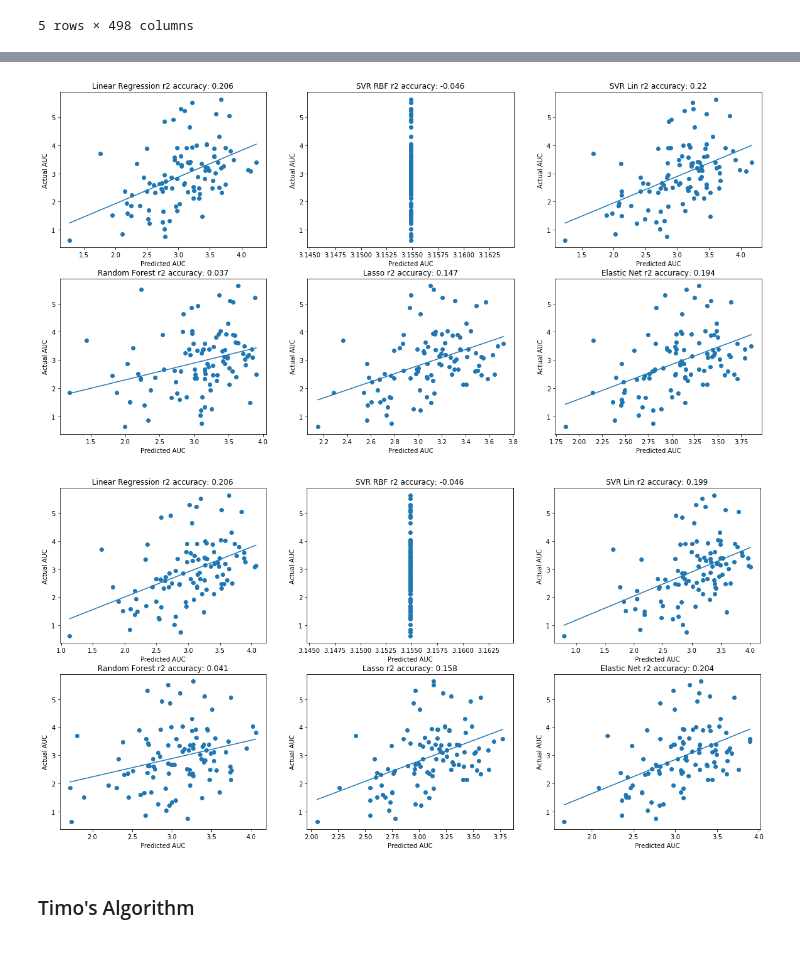
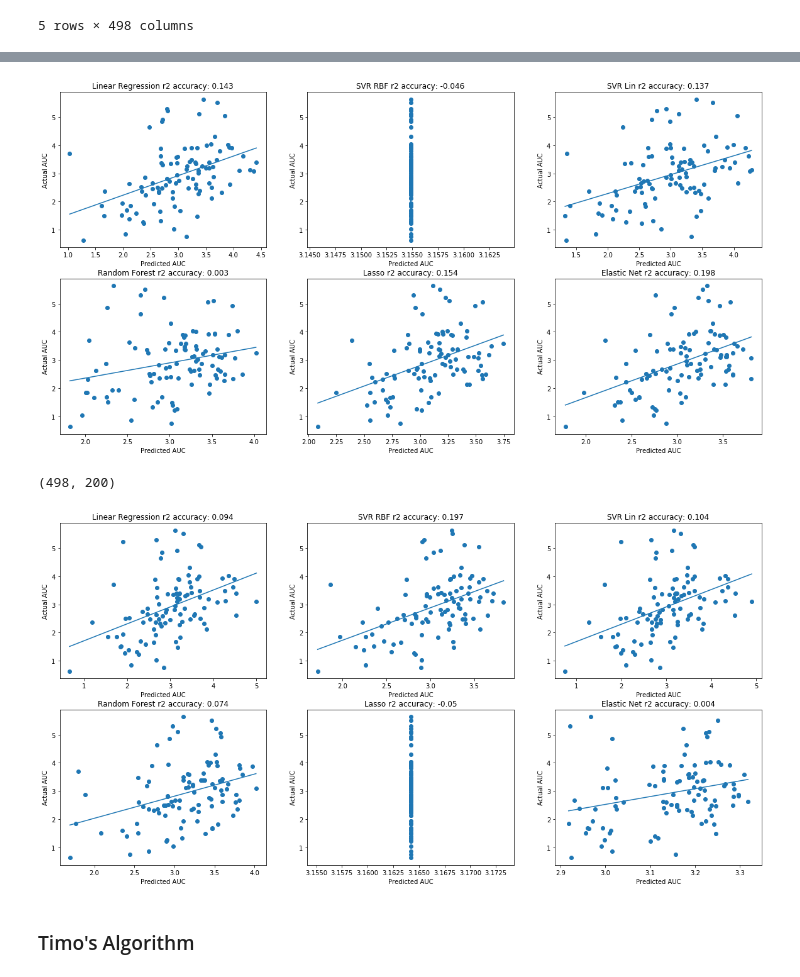
Before and after one commit to charlesriver/radiation, a Jupyter notebook: Advanced Algorithms.ipynb, the cells around one changed output, grey strips where cells are left out. Saved outputs shown, nothing was run; the diff lists cells and outputs as text; code cells hidden in the pictures.

Commit message:
tuning

```diff
--- a/Advanced Algorithms.ipynb
+++ b/Advanced Algorithms.ipynb
@@ -177,11 +177,18 @@ lasso = linear_model.Lasso()
 net = linear_model.ElasticNet()
 
 # test naive models
-def test_model (model):
+def test_model_pca (model):
     clf = model
     clf.fit(x_train_pca, y_train)
     y_pred = clf.predict(x_test_pca)
     r2 = clf.score(x_test_pca, y_test)
+    return y_pred, r2
+
+def test_model (model):
+    clf = model
+    clf.fit(x_train, y_train)
+    y_pred = clf.predict(x_test)
+    r2 = clf.score(x_test, y_test)
     return y_pred, r2
 
 def draw_plot (ax, y_pred, title, y_score):
@@ -216,11 +230,11 @@ Total Variance Captured 0.554377722927
 # %%
 # calculated r_2 values
-# y_pred_linreg_PCA, r2_linreg_PCA = test_model (linreg)
-# y_pred_svr_rbf_PCA, r2_svr_rbf_PCA = test_model (svr_rbf)
-# y_pred_svr_lin_PCA, r2_svr_lin_PCA = test_model (svr_lin)
-# y_pred_rf_PCA, r2_rf_PCA = test_model (rf)
-# y_pred_lasso_PCA, r2_lasso_PCA = test_model (lasso)
-# y_pred_net_PCA, r2_net_PCA = test_model (net)
+y_pred_linreg_PCA, r2_linreg_PCA = test_model_pca (linreg)
+y_pred_svr_rbf_PCA, r2_svr_rbf_PCA = test_model_pca (svr_rbf)
+y_pred_svr_lin_PCA, r2_svr_lin_PCA = test_model_pca (svr_lin)
+y_pred_rf_PCA, r2_rf_PCA = test_model_pca (rf)
+y_pred_lasso_PCA, r2_lasso_PCA = test_model_pca (lasso)
+y_pred_net_PCA, r2_net_PCA = test_model_pca (net)
 
 fig_all, ax = plt.subplots(2, 3, figsize=(20, 10))
 ax[0,0] = draw_plot (ax[0,0], y_pred_linreg_PCA, "Linear Regression", r2_linreg_PCA)
@@ -230,29 +244,34 @@ ax[1,0] = draw_plot (ax[1,0], y_pred_rf_PCA, "Random Forest", r2_rf_PCA)
 ax[1,1] = draw_plot (ax[1,1], y_pred_lasso_PCA, "Lasso", r2_lasso_PCA)
 ax[1,2] = draw_plot (ax[1,2], y_pred_net_PCA, "Elastic Net", r2_net_PCA)
 # %% [output]
-[figure, old version]
+[figure, new version]
+# %%
+tuning_pca = np.concatenate((x_train_pca, x_test_pca))
+print np.shape(tuning_pca)
+# %% [output]
+(498, 200)
 # %%
 x_train, x_test, y_train, y_test = train_test_split(exp_cn, auc, test_size=0.2, random_state=42)
 y_test = y_test.flatten()
 y_train = y_train.flatten()
 # %%
 # calculated r_2 values
-y_pred_linreg_PCA, r2_linreg_PCA = test_model (linreg)
-y_pred_svr_rbf_PCA, r2_svr_rbf_PCA = test_model (svr_rbf)
-y_pred_svr_lin_PCA, r2_svr_lin_PCA = test_model (svr_lin)
-y_pred_rf_PCA, r2_rf_PCA = test_model (rf)
-y_pred_lasso_PCA, r2_lasso_PCA = test_model (lasso)
-y_pred_net_PCA, r2_net_PCA = test_model (net)
+y_pred_linreg, r2_linreg = test_model (linreg)
+y_pred_svr_rbf, r2_svr_rbf = test_model (svr_rbf)
+y_pred_svr_lin, r2_svr_lin = test_model (svr_lin)
+y_pred_rf, r2_rf = test_model (rf)
+y_pred_lasso, r2_lasso = test_model (lasso)
+y_pred_net, r2_net = test_model (net)
 
 fig_all, ax = plt.subplots(2, 3, figsize=(20, 10))
-ax[0,0] = draw_plot (ax[0,0], y_pred_linreg_PCA, "Linear Regression", r2_linreg_PCA)
-ax[0,1] = draw_plot (ax[0,1], y_pred_svr_rbf_PCA, "SVR RBF", r2_svr_rbf_PCA)
-ax[0,2] = draw_plot (ax[0,2], y_pred_svr_lin_PCA, "SVR Lin", r2_svr_lin_PCA)
-ax[1,0] = draw_plot (ax[1,0], y_pred_rf_PCA, "Random Forest", r2_rf_PCA)
-ax[1,1] = draw_plot (ax[1,1], y_pred_lasso_PCA, "Lasso", r2_lasso_PCA)
-ax[1,2] = draw_plot (ax[1,2], y_pred_net_PCA, "Elastic Net", r2_net_PCA)
+ax[0,0] = draw_plot (ax[0,0], y_pred_linreg, "Linear Regression", r2_linreg)
+ax[0,1] = draw_plot (ax[0,1], y_pred_svr_rbf, "SVR RBF", r2_svr_rbf)
+ax[0,2] = draw_plot (ax[0,2], y_pred_svr_lin, "SVR Lin", r2_svr_lin)
+ax[1,0] = draw_plot (ax[1,0], y_pred_rf, "Random Forest", r2_rf)
+ax[1,1] = draw_plot (ax[1,1], y_pred_lasso, "Lasso", r2_lasso)
+ax[1,2] = draw_plot (ax[1,2], y_pred_net, "Elastic Net", r2_net)
 # %% [output]
-[figure, old version]
+[figure, new version]
 # %% [markdown]
 ### Timo's Algorithm
 # %% [markdown]
```
Also changed, not shown: parts of 5 cells of this notebook, 11 other files.
